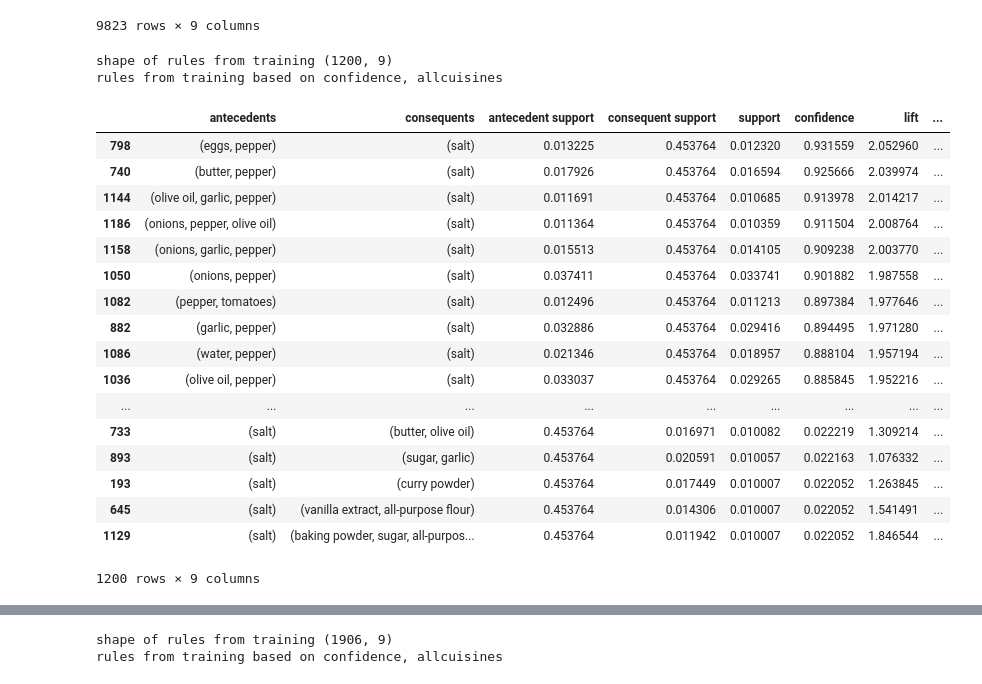
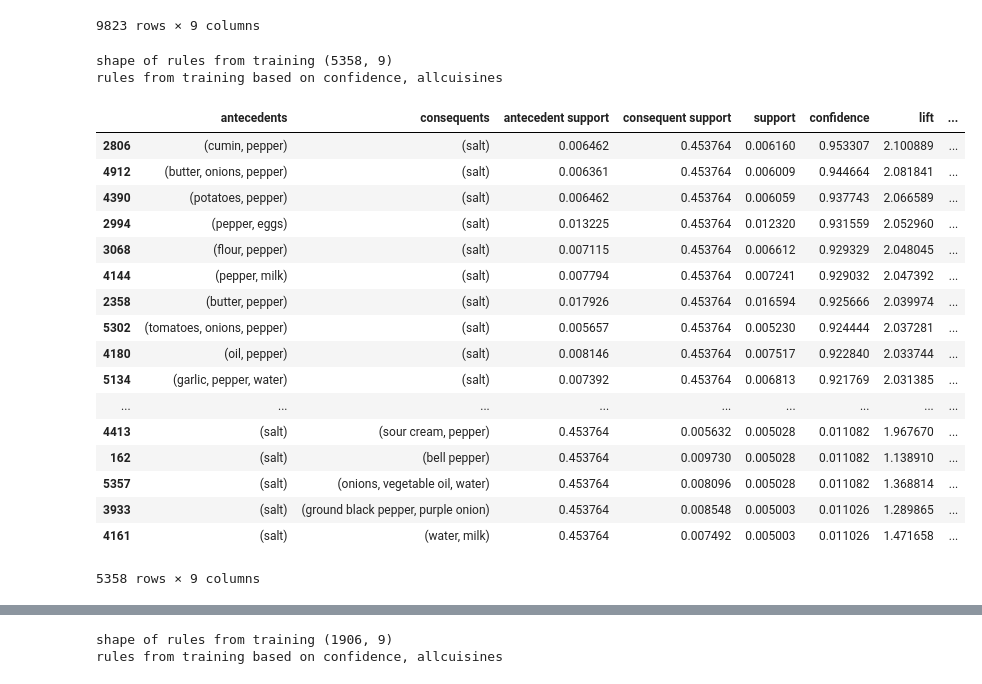
Before and after one commit to neurocaience/cos424_finalproj_kagglewhatscooking, a Jupyter notebook: AssociationRules.ipynb, the cells around one changed output, grey strips where cells are left out. Saved outputs shown, nothing was run; the diff lists cells and outputs as text; code cells hidden in the pictures.

```diff
--- a/AssociationRules.ipynb
+++ b/AssociationRules.ipynb
@@ -0,0 +9,11 @@
+# %%
+data = pd.read_json('train.json')
+# get the list of ingredients
+ingredientList = sorted(list(set([ingredient for i in range(data.shape[0]) for ingredient in data.loc[i,'ingredients']])))
+# the mapping between ingredient and its index
+ingredient2index = dict(zip(ingredientList, range(len(ingredientList))))
+# create a binary matrix indicating whether or not an ingredient is in a recipe
+binaryIngredientsMat = np.zeros((data.shape[0], len(ingredientList)))
+for iRecipe in range(data.shape[0]):
+    binaryIngredientsMat[iRecipe, [ingredient2index[ingredient] for ingredient in data.loc[iRecipe, 'ingredients']]] = 1
+dataBinaryIngredients = pd.DataFrame(binaryIngredientsMat, columns=ingredientList)
@@ -7,7 +58,7 @@ import pandas as pd
 
 Data = pd.read_json('train.json')
 
-cuisine = 'italian'
+cuisine = 'mexican'
 data = Data[Data['cuisine'] == cuisine]
 # get the list of ingredients
 myList = []
@@ -94,52 +126,52 @@ df[df['consequents'] != frozenset({'salt'})]
 finds association rules (and ranks them based on confidence) using all cuisines
 '''
 
 import numpy as np
 import pandas as pd
 
 data = pd.read_json('train.json')
 # get the list of ingredients
 ingredientList = sorted(list(set([ingredient for i in range(data.shape[0]) for ingredient in data.loc[i,'ingredients']])))
 # the mapping between ingredient and its index
 ingredient2index = dict(zip(ingredientList, range(len(ingredientList))))
 # create a binary matrix indicating whether or not an ingredient is in a recipe
 binaryIngredientsMat = np.zeros((data.shape[0], len(ingredientList)))
 for iRecipe in range(data.shape[0]):
     binaryIngredientsMat[iRecipe, [ingredient2index[ingredient] for ingredient in data.loc[iRecipe, 'ingredients']]] = 1
 dataBinaryIngredients = pd.DataFrame(binaryIngredientsMat, columns=ingredientList)
 dataBinaryIngredients.head()
 #market basket analysis
 #https://pbpython.com/market-basket-analysis.html
 from mlxtend.frequent_patterns import apriori
 from mlxtend.frequent_patterns import association_rules
 
-frequent_itemsets = apriori(dataBinaryIngredients, min_support = 0.01, use_colnames=True)
+frequent_itemsets = apriori(dataBinaryIngredients, min_support = 0.005, use_colnames=True)
 rules = association_rules(frequent_itemsets, metric="lift", min_threshold=1)
 print("shape of rules from training", rules.shape)
 #display rules
 print("rules from training based on confidence, allcuisines")
 rules.sort_values('confidence').iloc[::-1, :]
 # %% [output]
-shape of rules from training (1200, 9)
+shape of rules from training (5358, 9)
 rules from training based on confidence, allcuisines
 |  | antecedents | consequents | antecedent support | consequent support | support | confidence | lift | ... |
-| 798 | (eggs, pepper) | (salt) | 0.013225 | 0.453764 | 0.012320 | 0.931559 | 2.052960 | ... |
-| 740 | (butter, pepper) | (salt) | 0.017926 | 0.453764 | 0.016594 | 0.925666 | 2.039974 | ... |
-| 1144 | (olive oil, garlic, pepper) | (salt) | 0.011691 | 0.453764 | 0.010685 | 0.913978 | 2.014217 | ... |
-| 1186 | (onions, pepper, olive oil) | (salt) | 0.011364 | 0.453764 | 0.010359 | 0.911504 | 2.008764 | ... |
-| 1158 | (onions, garlic, pepper) | (salt) | 0.015513 | 0.453764 | 0.014105 | 0.909238 | 2.003770 | ... |
-| 1050 | (onions, pepper) | (salt) | 0.037411 | 0.453764 | 0.033741 | 0.901882 | 1.987558 | ... |
-| 1082 | (pepper, tomatoes) | (salt) | 0.012496 | 0.453764 | 0.011213 | 0.897384 | 1.977646 | ... |
-| 882 | (garlic, pepper) | (salt) | 0.032886 | 0.453764 | 0.029416 | 0.894495 | 1.971280 | ... |
-| 1086 | (water, pepper) | (salt) | 0.021346 | 0.453764 | 0.018957 | 0.888104 | 1.957194 | ... |
-| 1036 | (olive oil, pepper) | (salt) | 0.033037 | 0.453764 | 0.029265 | 0.885845 | 1.952216 | ... |
+| 2806 | (cumin, pepper) | (salt) | 0.006462 | 0.453764 | 0.006160 | 0.953307 | 2.100889 | ... |
+| 4912 | (butter, onions, pepper) | (salt) | 0.006361 | 0.453764 | 0.006009 | 0.944664 | 2.081841 | ... |
+| 4390 | (potatoes, pepper) | (salt) | 0.006462 | 0.453764 | 0.006059 | 0.937743 | 2.066589 | ... |
+| 2994 | (pepper, eggs) | (salt) | 0.013225 | 0.453764 | 0.012320 | 0.931559 | 2.052960 | ... |
+| 3068 | (flour, pepper) | (salt) | 0.007115 | 0.453764 | 0.006612 | 0.929329 | 2.048045 | ... |
+| 4144 | (pepper, milk) | (salt) | 0.007794 | 0.453764 | 0.007241 | 0.929032 | 2.047392 | ... |
+| 2358 | (butter, pepper) | (salt) | 0.017926 | 0.453764 | 0.016594 | 0.925666 | 2.039974 | ... |
+| 5302 | (tomatoes, onions, pepper) | (salt) | 0.005657 | 0.453764 | 0.005230 | 0.924444 | 2.037281 | ... |
+| 4180 | (oil, pepper) | (salt) | 0.008146 | 0.453764 | 0.007517 | 0.922840 | 2.033744 | ... |
+| 5134 | (garlic, pepper, water) | (salt) | 0.007392 | 0.453764 | 0.006813 | 0.921769 | 2.031385 | ... |
 | ... | ... | ... | ... | ... | ... | ... | ... | ... |
-| 733 | (salt) | (butter, olive oil) | 0.453764 | 0.016971 | 0.010082 | 0.022219 | 1.309214 | ... |
-| 893 | (salt) | (sugar, garlic) | 0.453764 | 0.020591 | 0.010057 | 0.022163 | 1.076332 | ... |
-| 193 | (salt) | (curry powder) | 0.453764 | 0.017449 | 0.010007 | 0.022052 | 1.263845 | ... |
-| 645 | (salt) | (vanilla extract, all-purpose flour) | 0.453764 | 0.014306 | 0.010007 | 0.022052 | 1.541491 | ... |
-| 1129 | (salt) | (baking powder, sugar, all-purpos... | 0.453764 | 0.011942 | 0.010007 | 0.022052 | 1.846544 | ... |
+| 4413 | (salt) | (sour cream, pepper) | 0.453764 | 0.005632 | 0.005028 | 0.011082 | 1.967670 | ... |
+| 162 | (salt) | (bell pepper) | 0.453764 | 0.009730 | 0.005028 | 0.011082 | 1.138910 | ... |
+| 5357 | (salt) | (onions, vegetable oil, water) | 0.453764 | 0.008096 | 0.005028 | 0.011082 | 1.368814 | ... |
+| 3933 | (salt) | (ground black pepper, purple onion) | 0.453764 | 0.008548 | 0.005003 | 0.011026 | 1.289865 | ... |
+| 4161 | (salt) | (water, milk) | 0.453764 | 0.007492 | 0.005003 | 0.011026 | 1.471658 | ... |
-1200 rows × 9 columns
+5358 rows × 9 columns
 # %%
 # rules from above which do not have salt as consequent
 df = rules.sort_values('confidence').iloc[::-1, :]
```
Also changed, not shown: parts of 8 cells of this notebook.
